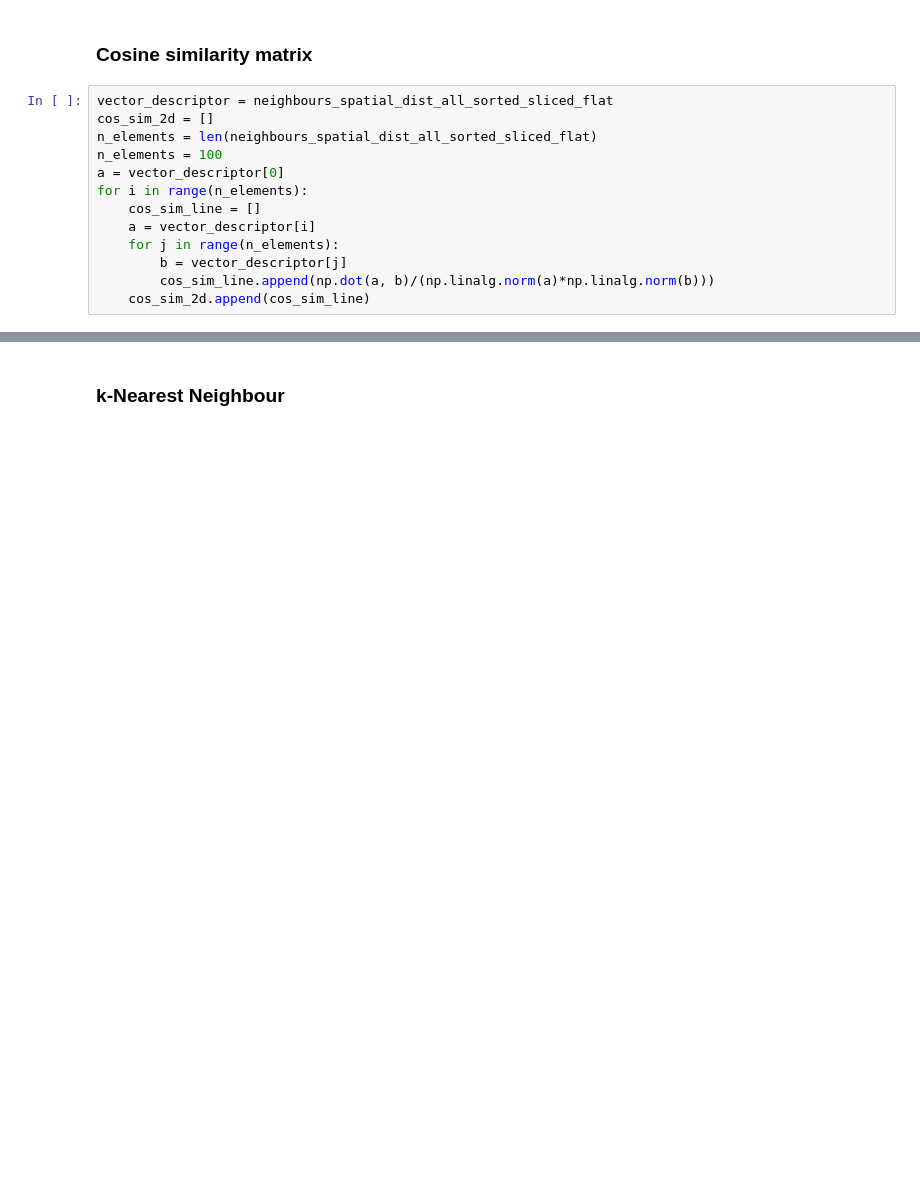
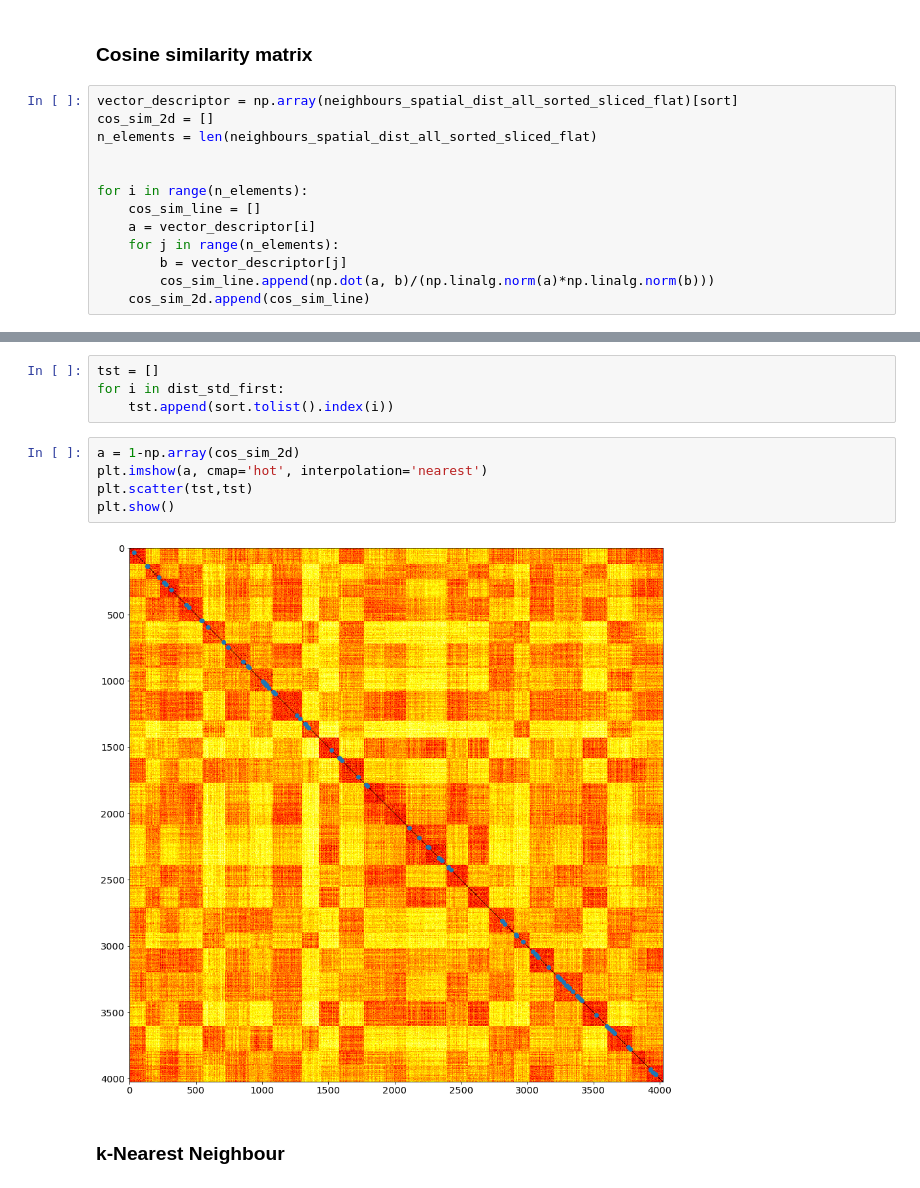
Before and after one commit to cmsg-icl/solid-solutions, a Jupyter notebook: Classification_ML.ipynb, the cells around one changed output, grey strips where cells are left out. Drawn from its saved outputs; the diff is of its cells as text; blank space fills up the shorter version.

```diff
--- a/Classification_ML.ipynb
+++ b/Classification_ML.ipynb
@@ -251,11 +293,11 @@ for i in range(len(neighbours_spatial_dist_all_sorted_sliced_flat)):
 # %% [markdown]
 ### Cosine similarity matrix
 # %%
-vector_descriptor = neighbours_spatial_dist_all_sorted_sliced_flat
+vector_descriptor = np.array(neighbours_spatial_dist_all_sorted_sliced_flat)[sort]
 cos_sim_2d = []
 n_elements = len(neighbours_spatial_dist_all_sorted_sliced_flat)
-n_elements = 100
-a = vector_descriptor[0]
+
+
 for i in range(n_elements):
     cos_sim_line = []
     a = vector_descriptor[i]
@@ -281,4 +323,15 @@ array([[1.        , 0.98330725, 0.98226395, ..., 0.97391758, 0.97704747,
         1.        ]])
+# %%
+tst = []
+for i in dist_std_first:
+    tst.append(sort.tolist().index(i))
+# %%
+a = 1-np.array(cos_sim_2d)
+plt.imshow(a, cmap='hot', interpolation='nearest')
+plt.scatter(tst,tst)
+plt.show()
+# %% [output]
+[figure, added]
 # %% [markdown]
 ### k-Nearest Neighbour
 # %%
```
Also changed, not shown: parts of 41 cells of this notebook.
